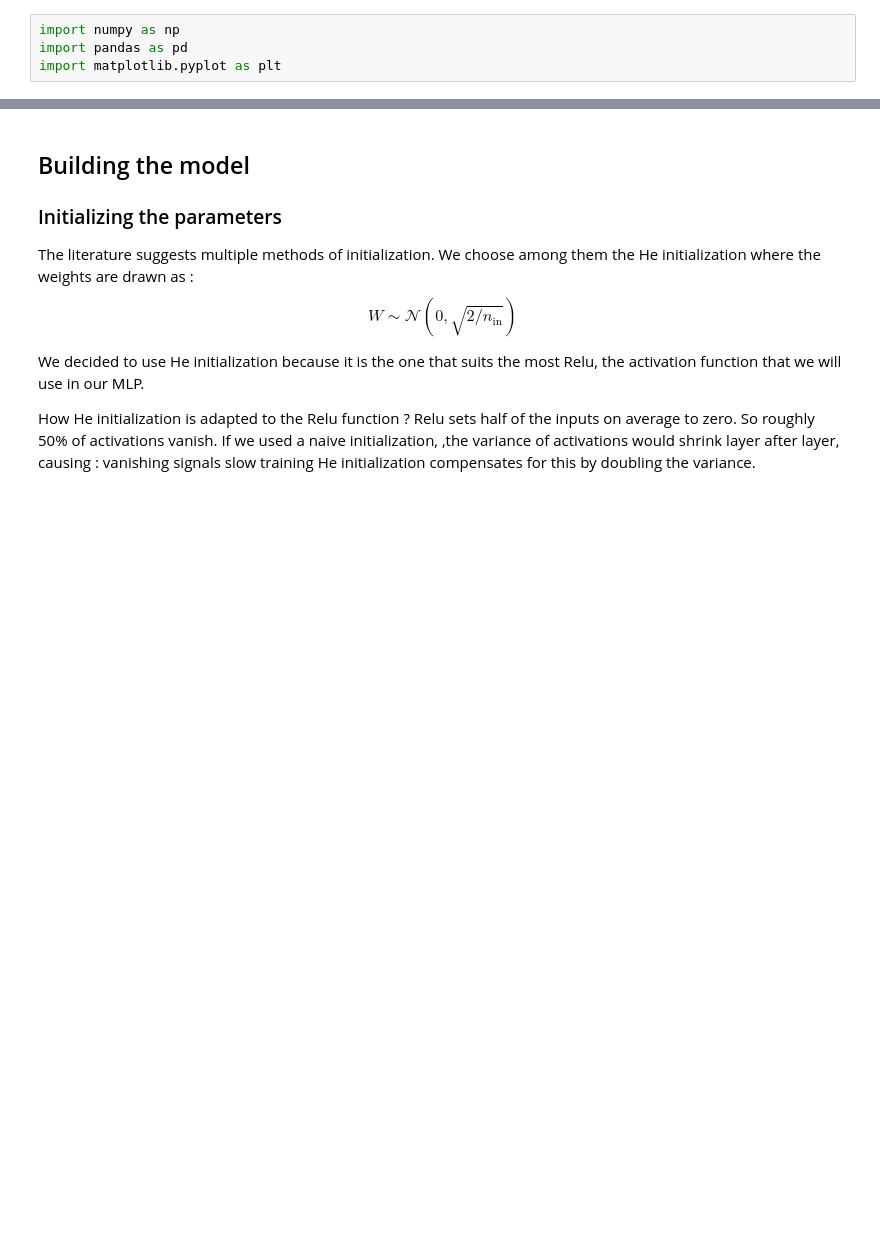
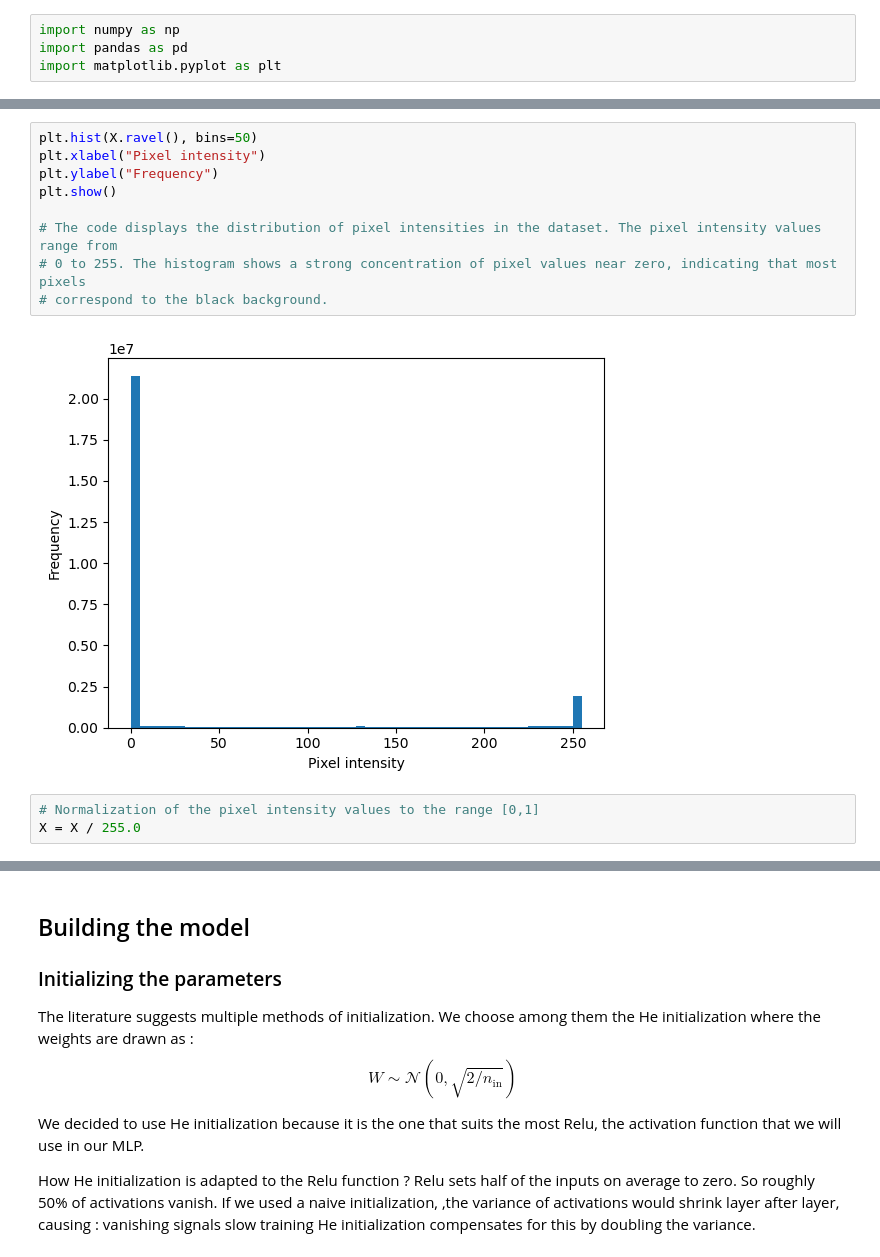
Before and after one commit to OJ658/Multi-layer-perceptron, a Jupyter notebook: MLP_mnist_classification.ipynb, the cells around one changed output, grey strips where cells are left out. Drawn from its saved outputs; the diff is of its cells as text; blank space fills up the shorter version.

```diff
--- a/MLP_mnist_classification.ipynb
+++ b/MLP_mnist_classification.ipynb
@@ -76,0 +85,14 @@ y = trainset["label"].values
+# %%
+plt.hist(X.ravel(), bins=50)
+plt.xlabel("Pixel intensity")
+plt.ylabel("Frequency")
+plt.show()
+
+# The code displays the distribution of pixel intensities in the dataset. The pixel intensity values range from
+# 0 to 255. The histogram shows a strong concentration of pixel values near zero, indicating that most pixels
+# correspond to the black background.
+# %% [output]
+[figure, added]
+# %%
+# Normalization of the pixel intensity values to the range [0,1]
+X = X / 255.0
```
Also changed, not shown: parts of 23 cells of this notebook.
